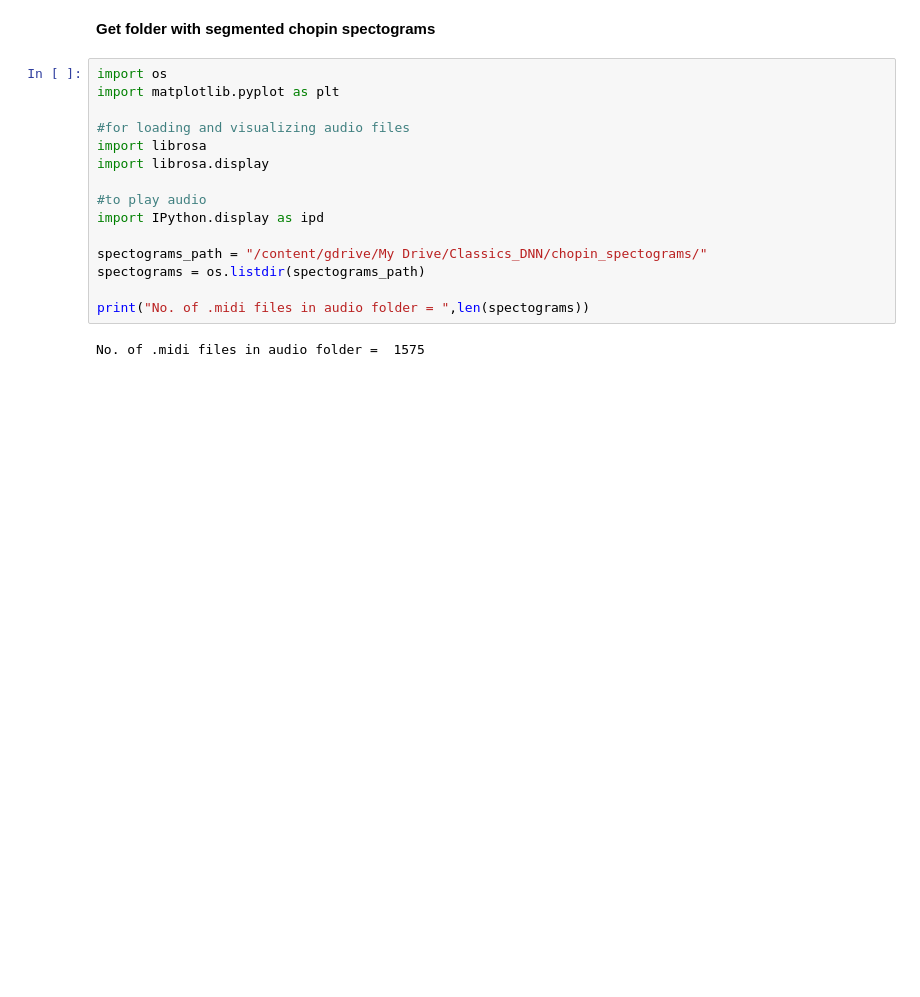
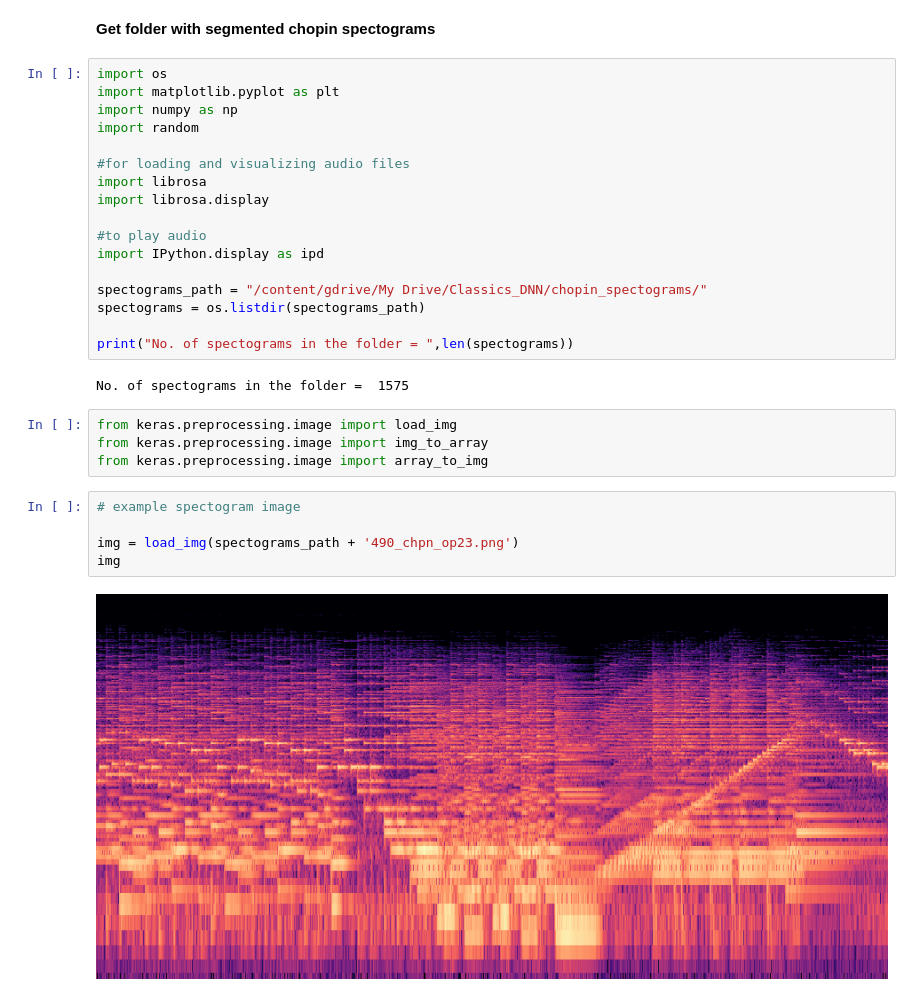
Before and after one commit to CSCCNY/final-project-recomposeclassics, a Jupyter notebook: 02_Spectograms_Baseline.ipynb, the cells around one changed output. Saved outputs shown, nothing was run; the diff lists cells and outputs as text; blank space fills up the shorter version.

```diff
--- a/02_Spectograms_Baseline.ipynb
+++ b/02_Spectograms_Baseline.ipynb
@@ -36,6 +36,8 @@ Mounted at /content/gdrive/
 # %%
 import os
 import matplotlib.pyplot as plt
+import numpy as np
+import random
 
 #for loading and visualizing audio files
 import librosa
@@ -47,6 +49,17 @@ import IPython.display as ipd
 spectograms_path = "/content/gdrive/My Drive/Classics_DNN/chopin_spectograms/"
 spectograms = os.listdir(spectograms_path)
 
-print("No. of .midi files in audio folder = ",len(spectograms))
+print("No. of spectograms in the folder = ",len(spectograms))
 # %% [output]
-No. of .midi files in audio folder =  1575
+No. of spectograms in the folder =  1575
+# %%
+from keras.preprocessing.image import load_img
+from keras.preprocessing.image import img_to_array
+from keras.preprocessing.image import array_to_img
+# %%
+# example spectogram image
+
+img = load_img(spectograms_path + '490_chpn_op23.png')
+img
+# %% [output]
+[figure, added]
```
Also changed, not shown: parts of 28 cells of this notebook.
